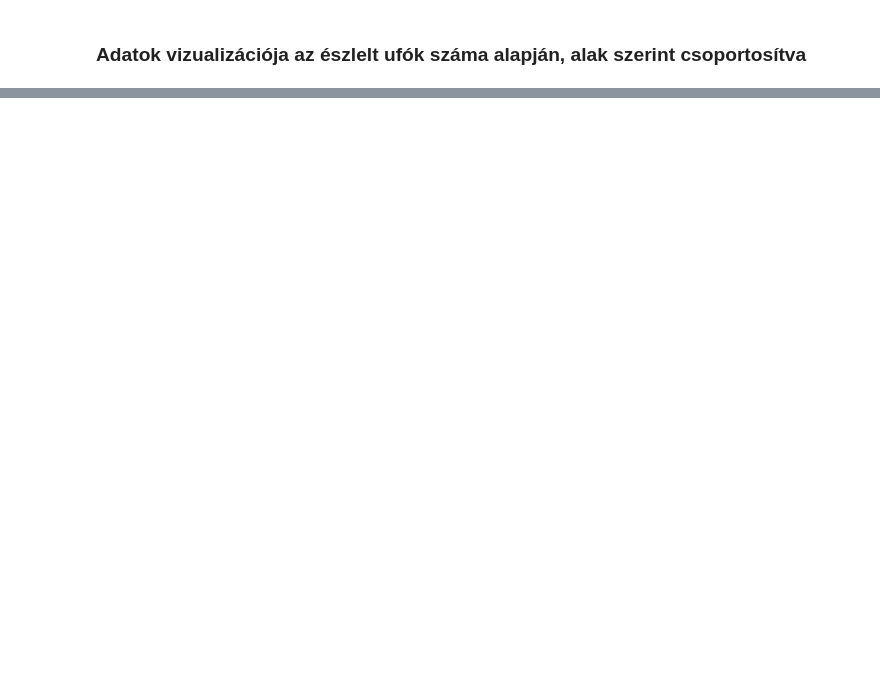
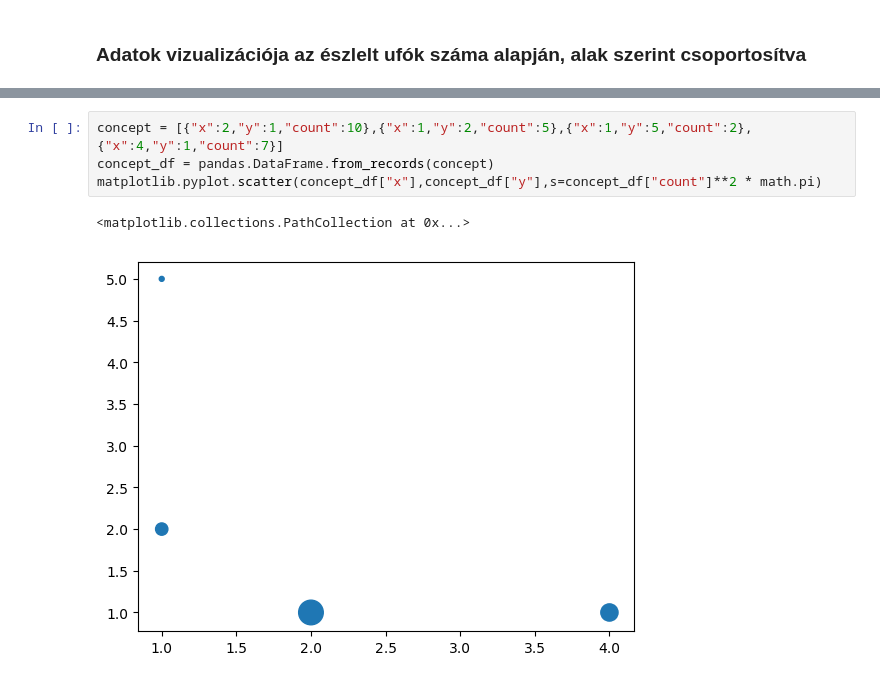
Before and after one commit to brabulla/Big-Data-UFO1-homework, a Jupyter notebook: UFO1 data analysis.ipynb, the cells around one changed output, grey strips where cells are left out. Cells and saved outputs as stored; diff of their text form; blank space fills up the shorter version.

Commit message:
Added EDA vizualitations, vizualization assigment concept.

```diff
--- a/UFO1 data analysis.ipynb
+++ b/UFO1 data analysis.ipynb
@@ -112,0 +179,7 @@ shape_counts.plot(figsize=(15,10),kind="bar")
+# %%
+concept = [{"x":2,"y":1,"count":10},{"x":1,"y":2,"count":5},{"x":1,"y":5,"count":2},{"x":4,"y":1,"count":7}]
+concept_df = pandas.DataFrame.from_records(concept)
+matplotlib.pyplot.scatter(concept_df["x"],concept_df["y"],s=concept_df["count"]**2 * math.pi)
+# %% [output]
+<matplotlib.collections.PathCollection at 0x...>
+[figure, added]
```
Also changed, not shown: parts of 14 cells of this notebook.
